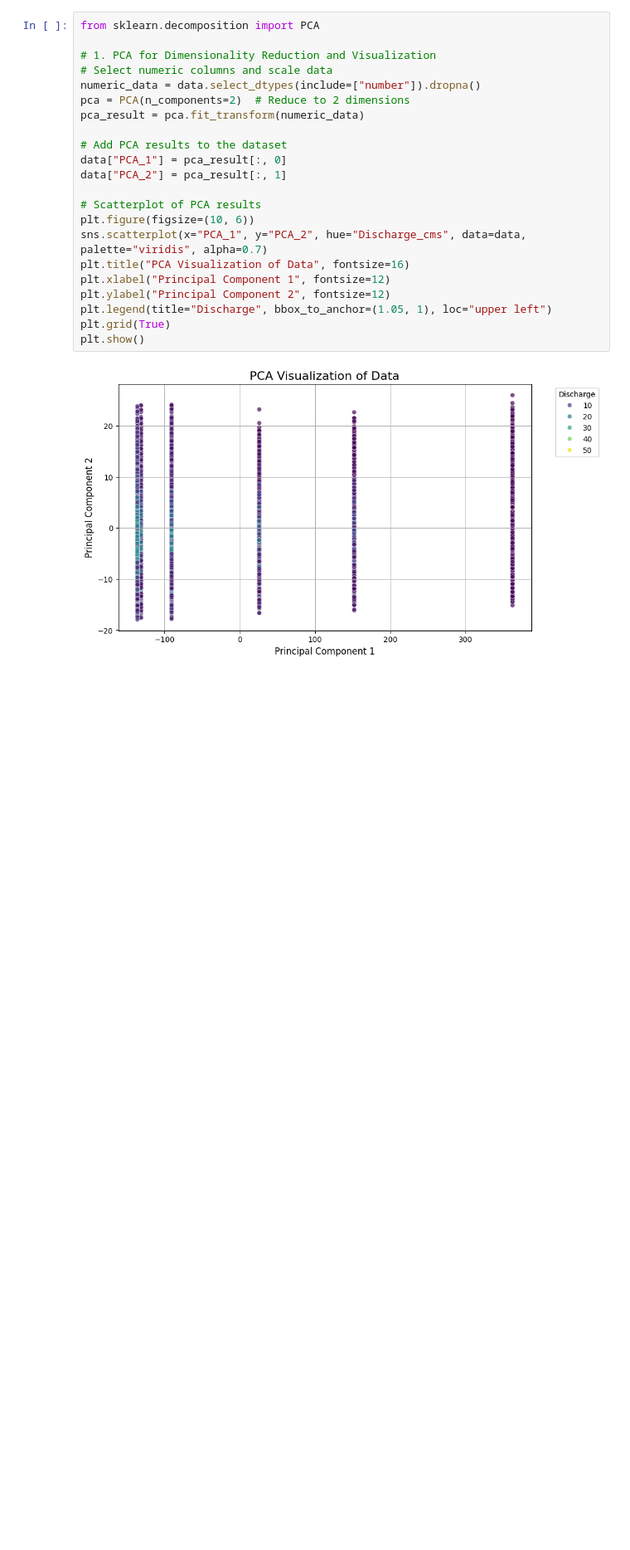
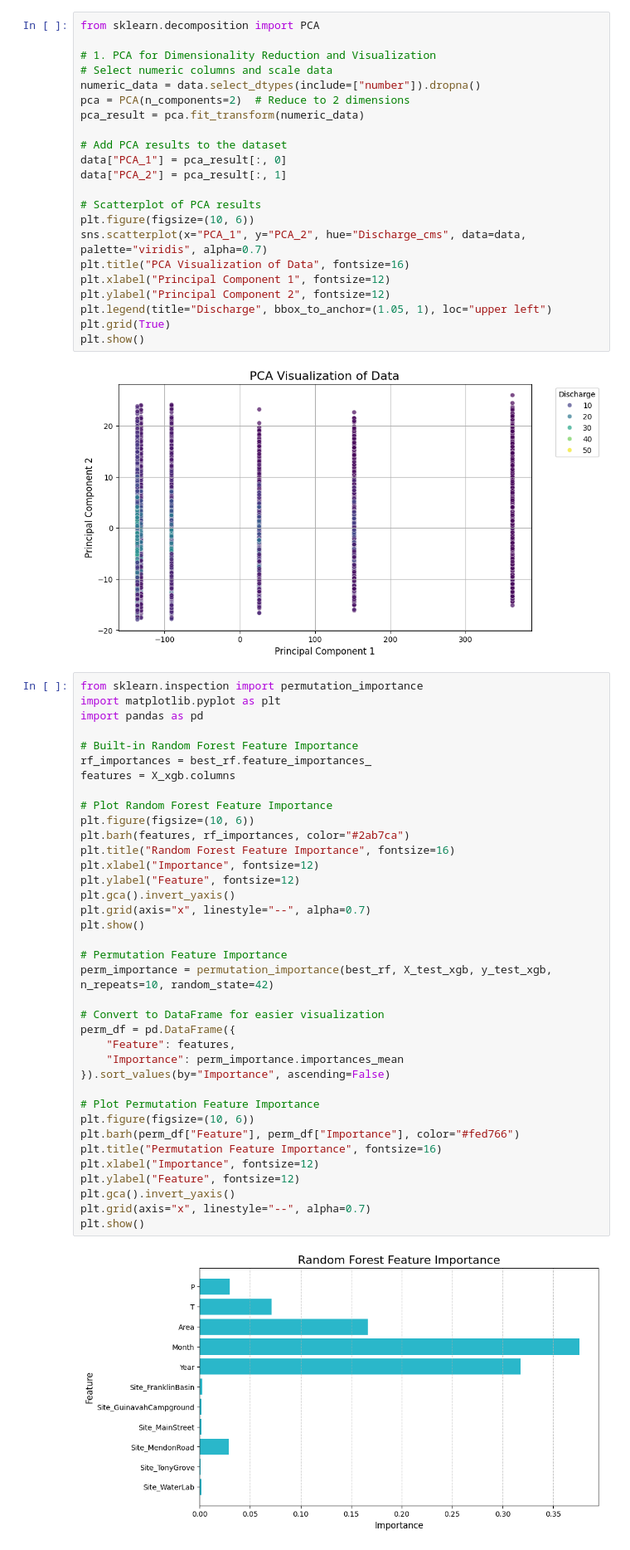
Before and after one commit to 10sajan10/FinalProject, a Jupyter notebook: final_razin.ipynb, the cells around one changed output. Shown at 83% size. Cells and saved outputs as stored; diff of their text form; blank space fills up the shorter version.

```diff
--- a/final_razin.ipynb
+++ b/final_razin.ipynb
@@ -692,3 +692,42 @@ plt.grid(True)
 plt.show()
 # %% [output]
 [figure]
+# %%
+from sklearn.inspection import permutation_importance
+import matplotlib.pyplot as plt
+import pandas as pd
+
+# Built-in Random Forest Feature Importance
+rf_importances = best_rf.feature_importances_
+features = X_xgb.columns
+
+# Plot Random Forest Feature Importance
+plt.figure(figsize=(10, 6))
+plt.barh(features, rf_importances, color="#2ab7ca")
+plt.title("Random Forest Feature Importance", fontsize=16)
+plt.xlabel("Importance", fontsize=12)
+plt.ylabel("Feature", fontsize=12)
+plt.gca().invert_yaxis()
+plt.grid(axis="x", linestyle="--", alpha=0.7)
+plt.show()
+
+# Permutation Feature Importance
+perm_importance = permutation_importance(best_rf, X_test_xgb, y_test_xgb, n_repeats=10, random_state=42)
+
+# Convert to DataFrame for easier visualization
+perm_df = pd.DataFrame({
+    "Feature": features,
+    "Importance": perm_importance.importances_mean
+}).sort_values(by="Importance", ascending=False)
+
+# Plot Permutation Feature Importance
+plt.figure(figsize=(10, 6))
+plt.barh(perm_df["Feature"], perm_df["Importance"], color="#fed766")
+plt.title("Permutation Feature Importance", fontsize=16)
+plt.xlabel("Importance", fontsize=12)
+plt.ylabel("Feature", fontsize=12)
+plt.gca().invert_yaxis()
+plt.grid(axis="x", linestyle="--", alpha=0.7)
+plt.show()
+# %% [output]
+[figure, added]
```
Also changed, not shown: parts of 1 cell of this notebook.
